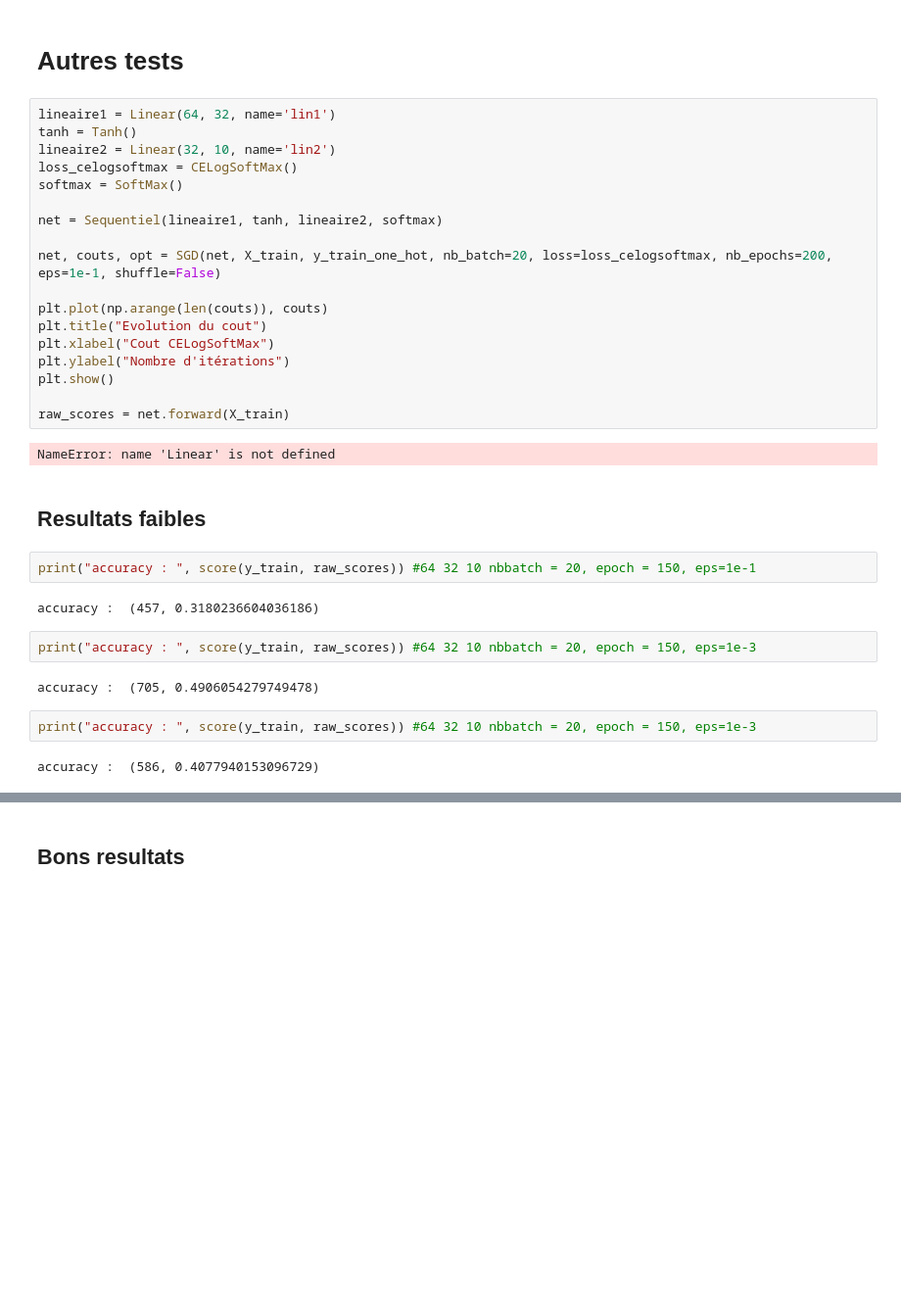
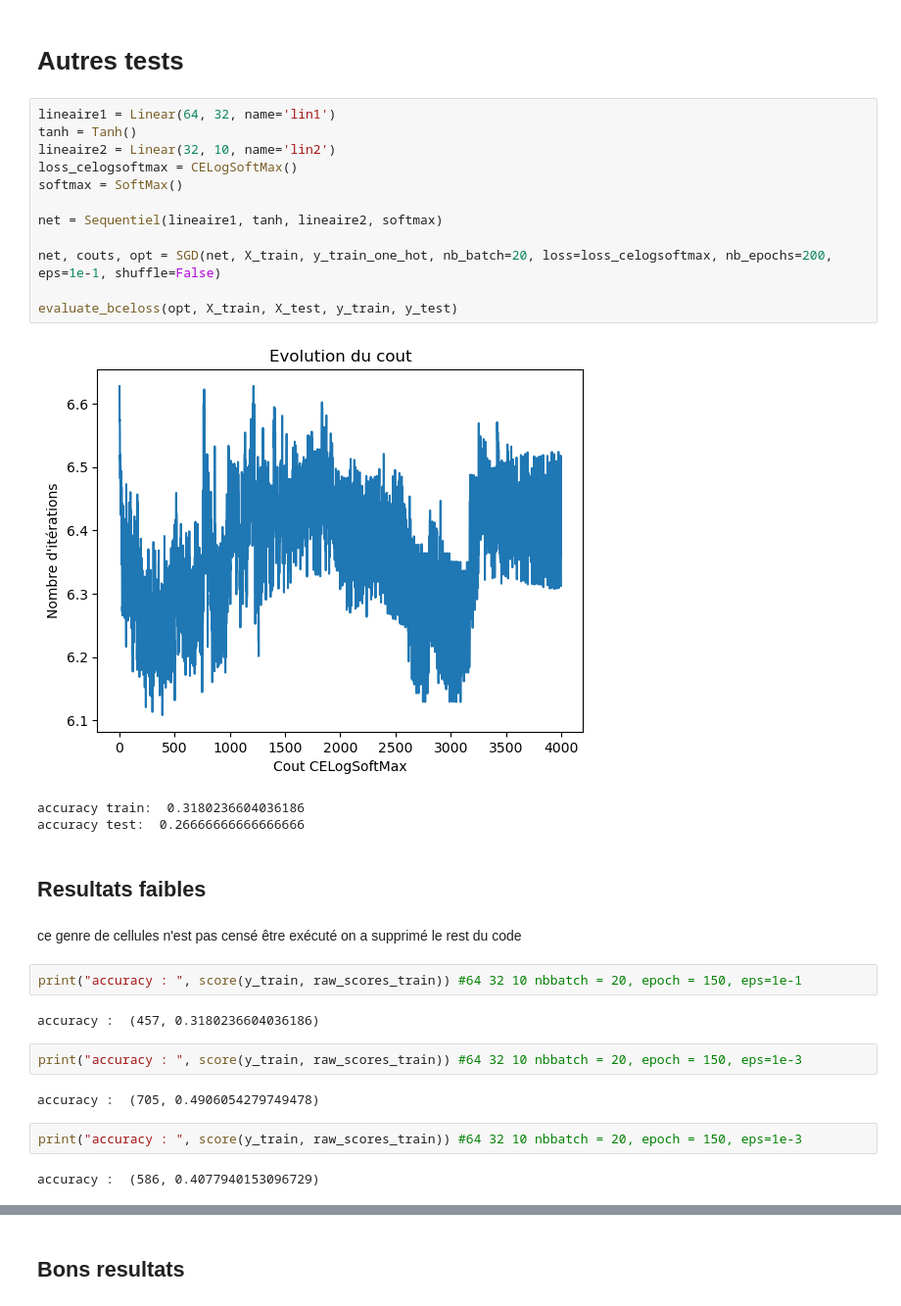
Before and after one commit to MaoucheMounir/Projet-ML-Neural_Network_from_scratch, a Jupyter notebook: tests_4_bceloss.ipynb, the cells around one changed output, grey strips where cells are left out. Shown: that part at 98% size. Drawn from its saved outputs; the diff is of its cells as text; blank space fills up the shorter version.

```diff
--- a/tests_finis/tests_bceloss backup.ipynb
+++ b/tests_4_bceloss.ipynb
@@ -81,35 +51,33 @@ accuracy :  (1206, 0.8392484342379958)
 # %%
 lineaire1 = Linear(64, 32, name='lin1')
 tanh = Tanh()
 lineaire2 = Linear(32, 10, name='lin2')
 loss_celogsoftmax = CELogSoftMax()
 softmax = SoftMax()
 
 net = Sequentiel(lineaire1, tanh, lineaire2, softmax)
 
 net, couts, opt = SGD(net, X_train, y_train_one_hot, nb_batch=20, loss=loss_celogsoftmax, nb_epochs=200, eps=1e-1, shuffle=False)
 
-plt.plot(np.arange(len(couts)), couts)
-plt.title("Evolution du cout")
-plt.xlabel("Cout CELogSoftMax")
-plt.ylabel("Nombre d'itérations")
-plt.show()
-
-raw_scores = net.forward(X_train)
+evaluate_bceloss(opt, X_train, X_test, y_train, y_test)
 # %% [output]
+[figure, added]
-NameError: name 'Linear' is not defined
+accuracy train:  0.3180236604036186
+accuracy test:  0.26666666666666666
 # %% [markdown]
 ## Resultats faibles
+# %% [markdown]
+ce genre de cellules n'est pas censé être exécuté on a supprimé le rest du code
 # %%
-print("accuracy : ", score(y_train, raw_scores)) #64 32 10 nbbatch = 20, epoch = 150, eps=1e-1
+print("accuracy : ", score(y_train, raw_scores_train)) #64 32 10 nbbatch = 20, epoch = 150, eps=1e-1
 # %% [output]
 accuracy :  (457, 0.3180236604036186)
 # %%
-print("accuracy : ", score(y_train, raw_scores)) #64 32 10 nbbatch = 20, epoch = 150, eps=1e-3
+print("accuracy : ", score(y_train, raw_scores_train)) #64 32 10 nbbatch = 20, epoch = 150, eps=1e-3
 # %% [output]
 accuracy :  (705, 0.4906054279749478)
 # %%
-print("accuracy : ", score(y_train, raw_scores)) #64 32 10 nbbatch = 20, epoch = 150, eps=1e-3
+print("accuracy : ", score(y_train, raw_scores_train)) #64 32 10 nbbatch = 20, epoch = 150, eps=1e-3
 # %% [output]
 accuracy :  (586, 0.4077940153096729)
 # %%
```
Also changed, not shown: parts of 15 cells of this notebook, 22 other files.
